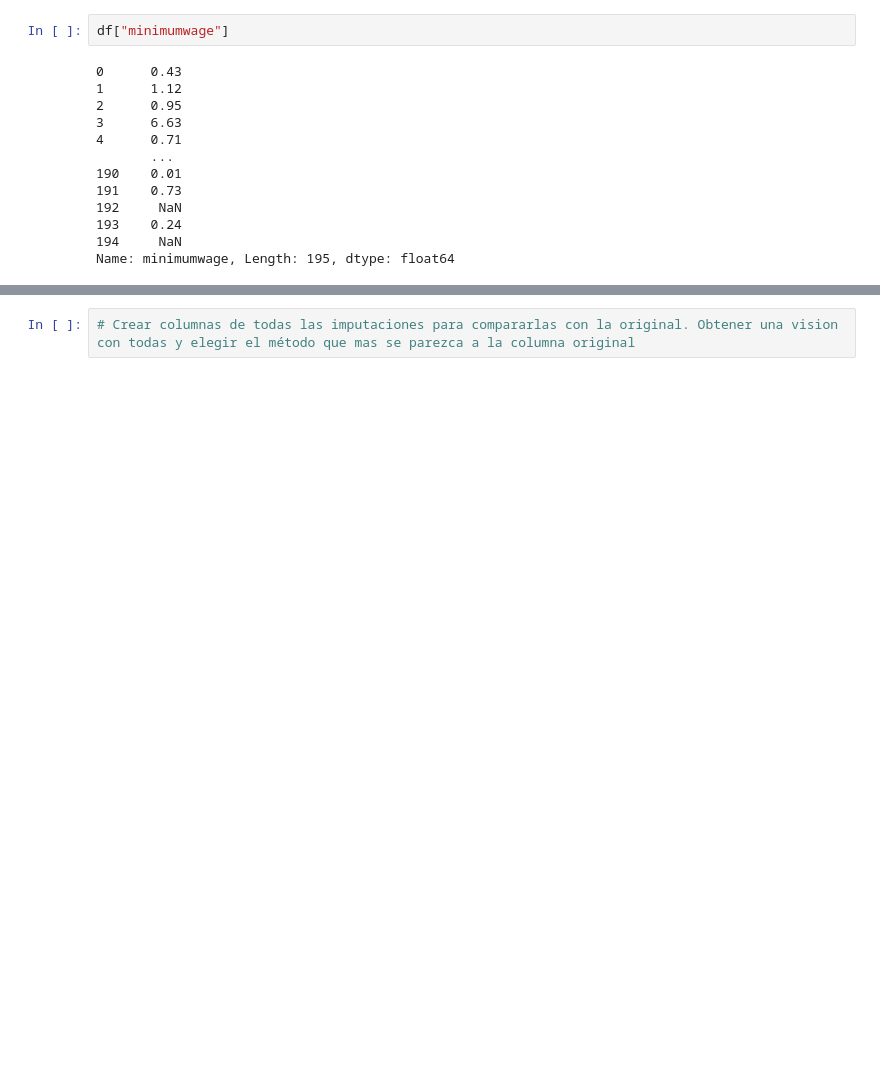
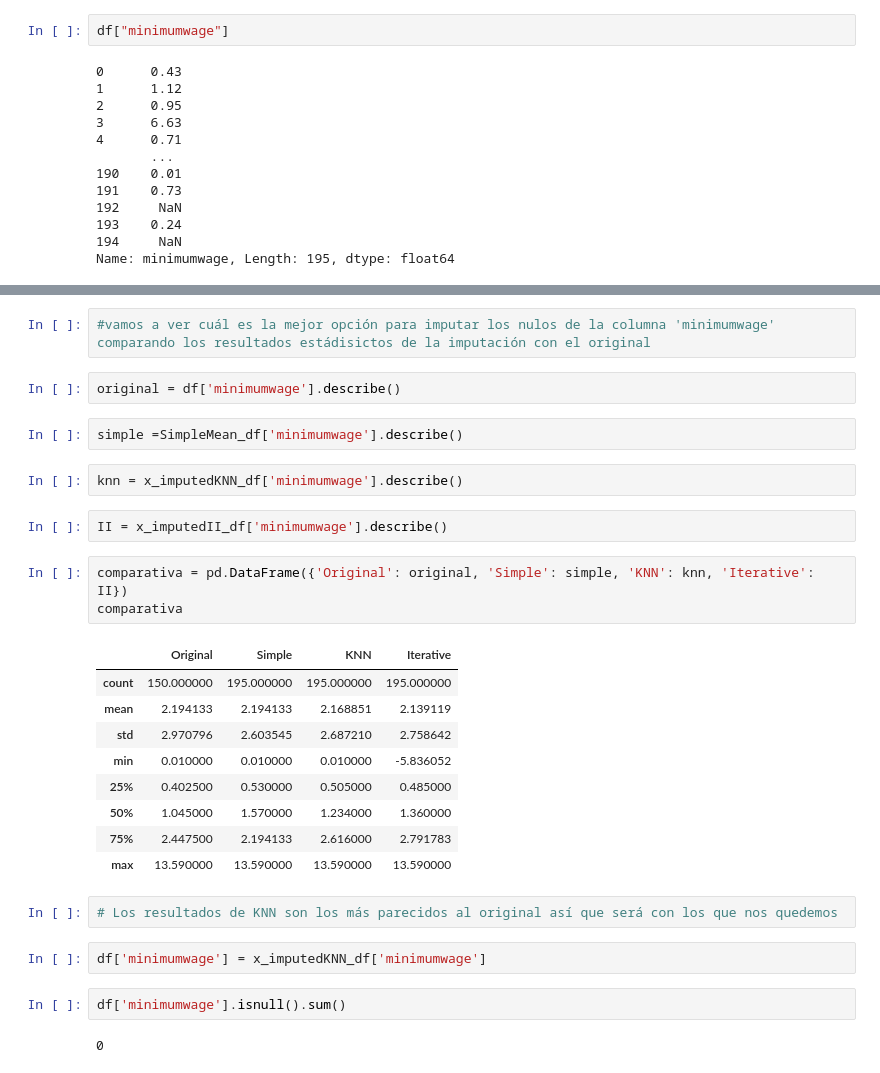
Before and after one commit to BSReguera/Pair-Programming-Modulo-3-Sprint1, a Jupyter notebook: pairprogramming-modulo3-leccion06.ipynb, the cells around one changed output, grey strips where cells are left out. Drawn from its saved outputs; the diff is of its cells as text; blank space fills up the shorter version.

```diff
--- a/pairprogramming-modulo3-leccion06.ipynb
+++ b/pairprogramming-modulo3-leccion06.ipynb
@@ -419,2 +410,31 @@ array([[4.30000000e-01],
-# %%
-# Crear columnas de todas las imputaciones para compararlas con la original. Obtener una vision con todas y elegir el método que mas se parezca a la columna original
+# %%
+#vamos a ver cuál es la mejor opción para imputar los nulos de la columna 'minimumwage' comparando los resultados estádisictos de la imputación con el original
+# %%
+original = df['minimumwage'].describe()
+# %%
+simple =SimpleMean_df['minimumwage'].describe()
+# %%
+knn = x_imputedKNN_df['minimumwage'].describe()
+# %%
+II = x_imputedII_df['minimumwage'].describe()
+# %%
+comparativa = pd.DataFrame({'Original': original, 'Simple': simple, 'KNN': knn, 'Iterative': II})
+comparativa
+# %% [output]
+|  | Original | Simple | KNN | Iterative |
+| count | 150.000000 | 195.000000 | 195.000000 | 195.000000 |
+| mean | 2.194133 | 2.194133 | 2.168851 | 2.139119 |
+| std | 2.970796 | 2.603545 | 2.687210 | 2.758642 |
+| min | 0.010000 | 0.010000 | 0.010000 | -5.836052 |
+| 25% | 0.402500 | 0.530000 | 0.505000 | 0.485000 |
+| 50% | 1.045000 | 1.570000 | 1.234000 | 1.360000 |
+| 75% | 2.447500 | 2.194133 | 2.616000 | 2.791783 |
+| max | 13.590000 | 13.590000 | 13.590000 | 13.590000 |
+# %%
+# Los resultados de KNN son los más parecidos al original así que será con los que nos quedemos
+# %%
+df['minimumwage'] = x_imputedKNN_df['minimumwage']
+# %%
+df['minimumwage'].isnull().sum()
+# %% [output]
+0
```
Also changed, not shown: parts of 3 cells of this notebook.
